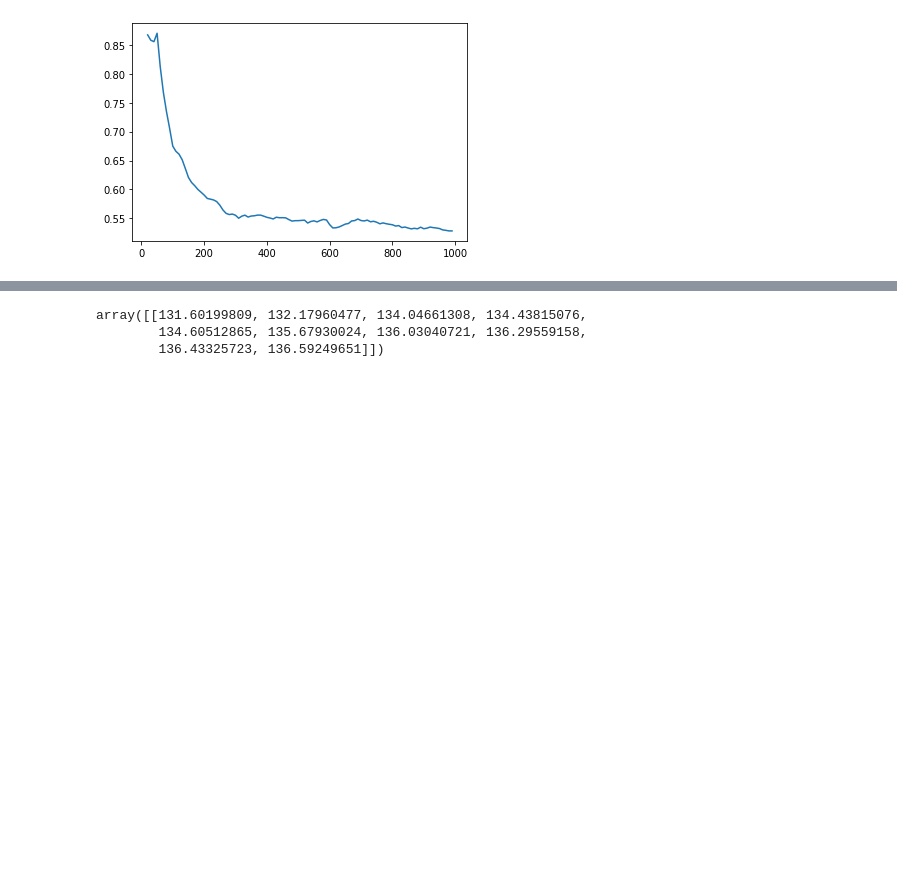
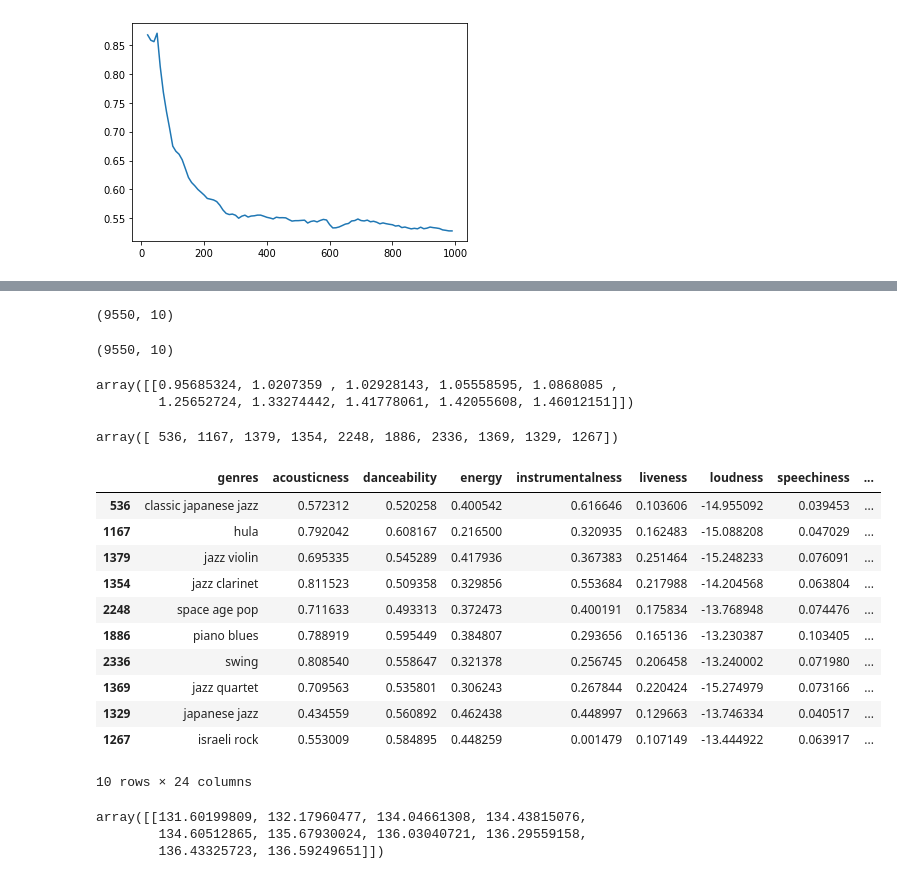
Before and after one commit to agastya1995/Spotify_Analysis, a Jupyter notebook: spotify_ML.ipynb, the cells around one changed output, grey strips where cells are left out. Drawn from its saved outputs; the diff is of its cells as text; code cells hidden in the pictures; blank space fills up the shorter version.

Commit message:
Updated distance files and code

```diff
--- a/spotify_ML.ipynb
+++ b/spotify_ML.ipynb
@@ -372,2 +333,7 @@ genre_num_features = df_genres[df_genres.columns[df_genres.dtypes=='float64']]
 # %%
 no_genre_artist_features = no_genre_artist_features.drop('duration_ms', axis=1)
+# %%
+# Standardize popularity
+genre_pop_mean = genre_num_features['popularity'].mean()
+genre_pop_std = genre_num_features['popularity'].std()
+genre_num_features['popularity'] = genre_num_features['popularity'].map(lambda x: (x-genre_pop_mean)/genre_pop_std)
@@ -373,0 +346,2 @@ no_genre_artist_features = no_genre_artist_features.drop('duration_ms', axis=1)
+# %%
+genre_num_features.drop('duration_ms', axis=1, inplace=True)
@@ -377,14 +372,52 @@ genre_num_features = np.array(genre_num_features)
 # %%
 artist_genre_distance = []
+artist_genre_indexes = []
+
 for artist_feature in no_genre_artist_features:
-    one_artist_to_genre = []
+    distance_vals = []
     for genre_feature in genre_num_features:
-        one_artist_to_genre.append(np.linalg.norm(artist_feature-genre_feature))
+        distance_vals.append(np.linalg.norm(artist_feature-genre_feature))
     # Take only top 10
-    one_artist_to_genre_best_10 = np.sort(np.array(one_artist_to_genre))[:10]
-    artist_genre_distance.append(one_artist_to_genre_best_10)
+    distance_vals = np.array(distance_vals)
+
+    artist_genre_distance.append(distance_vals[distance_vals.argsort()][:10])
+    artist_genre_indexes.append(distance_vals.argsort()[:10])
 # %%
 artist_genre_distance = np.array(artist_genre_distance)
+# %%
+artist_genre_indexes = np.array(artist_genre_indexes)
+# %%
+artist_genre_distance.shape
+# %% [output]
+(9550, 10)
+# %%
+artist_genre_indexes.shape
+# %% [output]
+(9550, 10)
+# %%
+artist_genre_distance
+# %% [output]
+array([[0.95685324, 1.0207359 , 1.02928143, 1.05558595, 1.0868085 ,
+        1.25652724, 1.33274442, 1.41778061, 1.42055608, 1.46012151]])
+# %%
+artist_genre_indexes[0]
+# %% [output]
+array([ 536, 1167, 1379, 1354, 2248, 1886, 2336, 1369, 1329, 1267])
+# %%
+df_genres.iloc[artist_genre_indexes[0]]
+# %% [output]
+|  | genres | acousticness | danceability | energy | instrumentalness | liveness | loudness | speechiness | ... |
+| 536 | classic japanese jazz | 0.572312 | 0.520258 | 0.400542 | 0.616646 | 0.103606 | -14.955092 | 0.039453 | ... |
+| 1167 | hula | 0.792042 | 0.608167 | 0.216500 | 0.320935 | 0.162483 | -15.088208 | 0.047029 | ... |
+| 1379 | jazz violin | 0.695335 | 0.545289 | 0.417936 | 0.367383 | 0.251464 | -15.248233 | 0.076091 | ... |
+| 1354 | jazz clarinet | 0.811523 | 0.509358 | 0.329856 | 0.553684 | 0.217988 | -14.204568 | 0.063804 | ... |
+| 2248 | space age pop | 0.711633 | 0.493313 | 0.372473 | 0.400191 | 0.175834 | -13.768948 | 0.074476 | ... |
+| 1886 | piano blues | 0.788919 | 0.595449 | 0.384807 | 0.293656 | 0.165136 | -13.230387 | 0.103405 | ... |
+| 2336 | swing | 0.808540 | 0.558647 | 0.321378 | 0.256745 | 0.206458 | -13.240002 | 0.071980 | ... |
+| 1369 | jazz quartet | 0.709563 | 0.535801 | 0.306243 | 0.267844 | 0.220424 | -15.274979 | 0.073166 | ... |
+| 1329 | japanese jazz | 0.434559 | 0.560892 | 0.462438 | 0.448997 | 0.129663 | -13.746334 | 0.040517 | ... |
+| 1267 | israeli rock | 0.553009 | 0.584895 | 0.448259 | 0.001479 | 0.107149 | -13.444922 | 0.063917 | ... |
+10 rows × 24 columns
 # %%
 import pickle
 with open ('distances', 'wb') as f:
```
Also changed, not shown: parts of 11 cells of this notebook, 2 other files.
